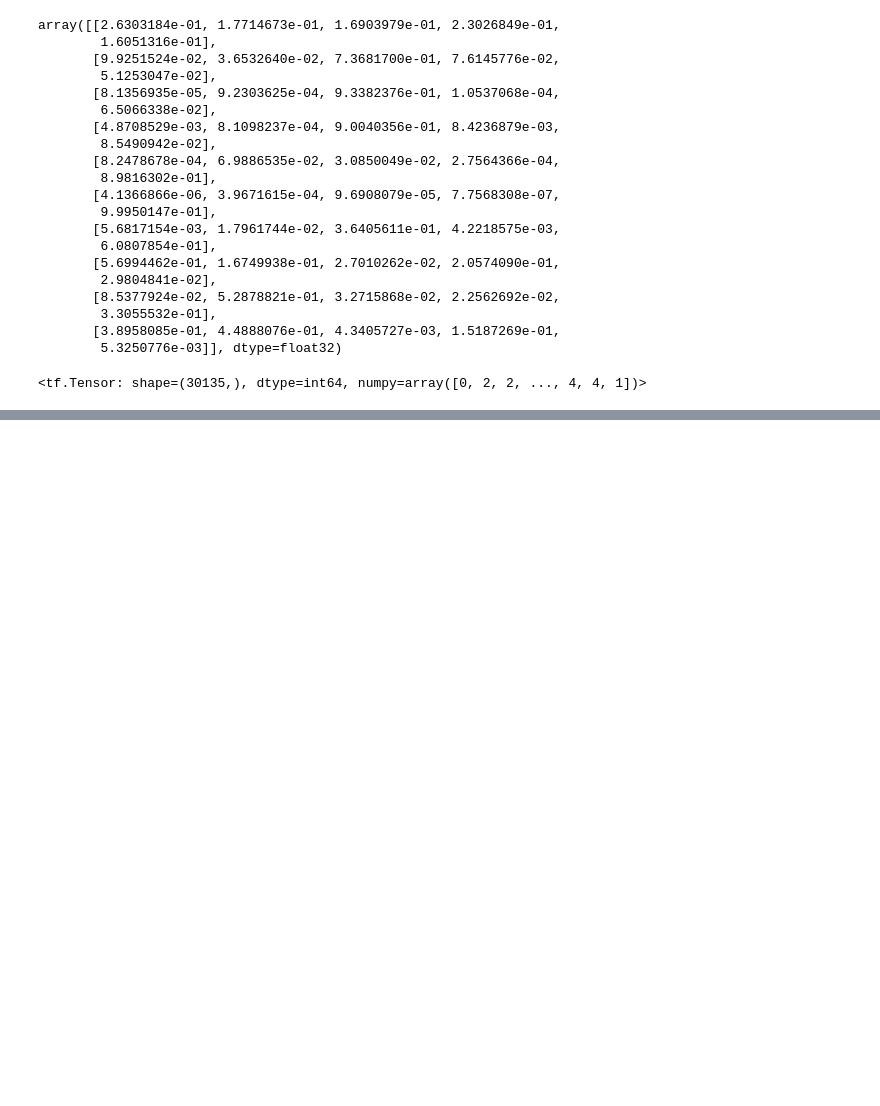
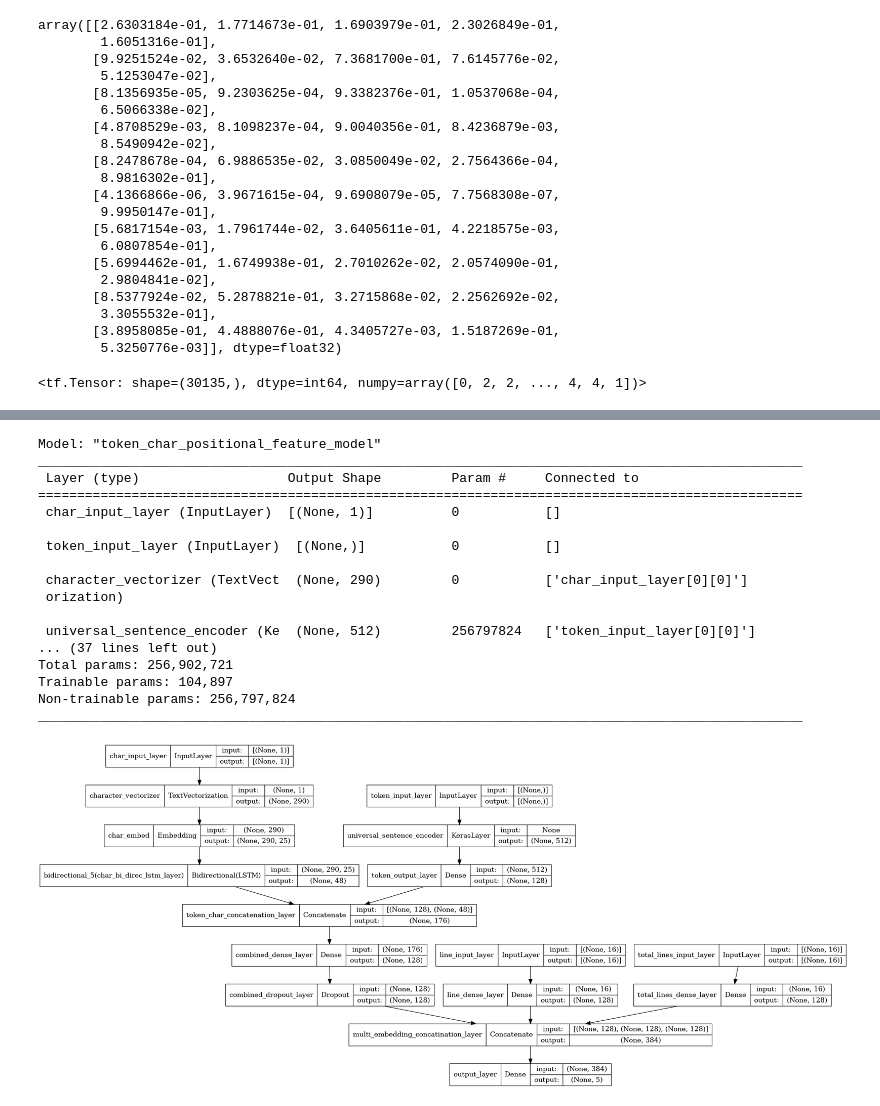
Before and after one commit to 4rund3v/tensorflow_certification, a Jupyter notebook: notebooks/012_nlp_skimlit_multiclass_classification.ipynb, the cells around one changed output, grey strips where cells are left out. Cells and saved outputs as stored; diff of their text form; code cells hidden in the pictures; blank space fills up the shorter version.

```diff
--- a/notebooks/012_nlp_skimlit_multiclass_classification.ipynb
+++ b/notebooks/012_nlp_skimlit_multiclass_classification.ipynb
@@ -846,0 +946,22 @@ model_4_results = cal
+# %%
+model_5.summary()
+tf.keras.utils.plot_model(model=model_5, show_shapes=True)
+# %% [output]
+Model: "token_char_positional_feature_model"
+__________________________________________________________________________________________________
+ Layer (type)                   Output Shape         Param #     Connected to
+==================================================================================================
+ char_input_layer (InputLayer)  [(None, 1)]          0           []
+
+ token_input_layer (InputLayer)  [(None,)]           0           []
+
+ character_vectorizer (TextVect  (None, 290)         0           ['char_input_layer[0][0]']
+ orization)
+
+ universal_sentence_encoder (Ke  (None, 512)         256797824   ['token_input_layer[0][0]']
+... (37 lines left out)
+Total params: 256,902,721
+Trainable params: 104,897
+Non-trainable params: 256,797,824
+__________________________________________________________________________________________________
+[figure, added]
```
Also changed, not shown: parts of 16 cells of this notebook, 14 other files.
